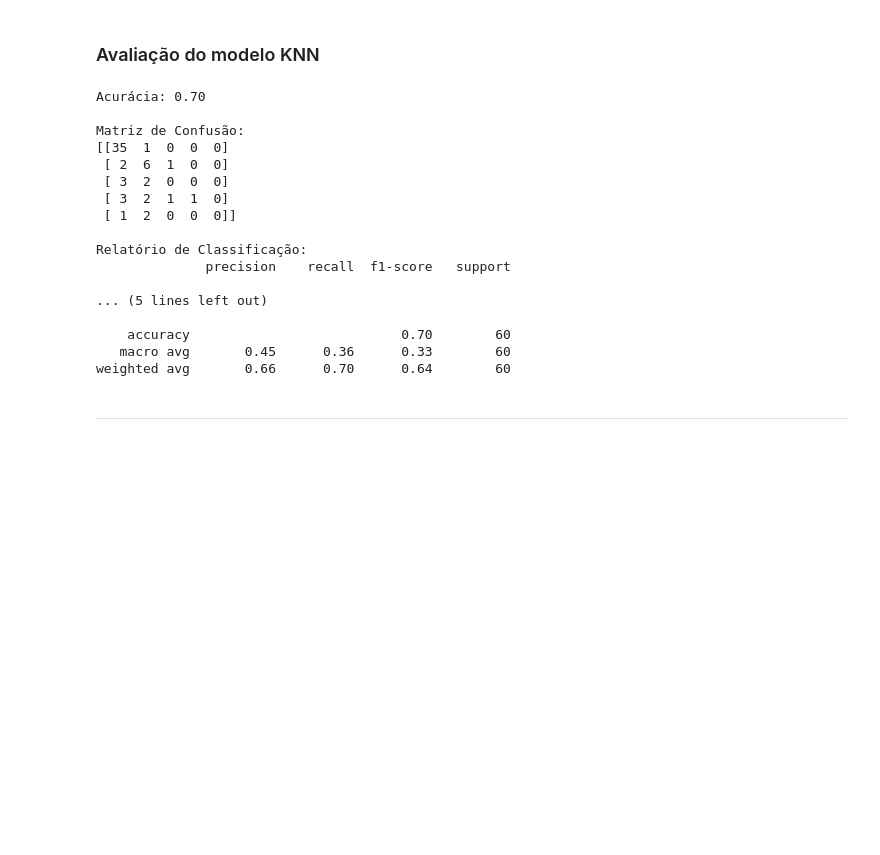
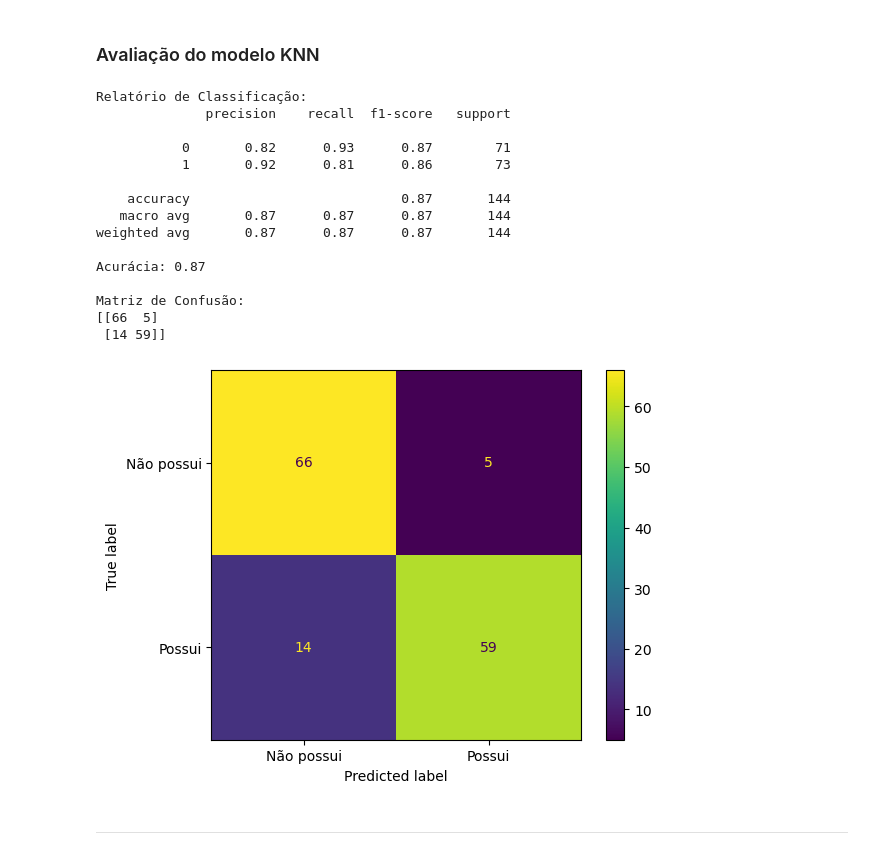
Before and after one commit to CarlosHenriquePinheiroCordeiro/machine-learning, a Jupyter notebook: trabalho-final-tecnicas-classificacao-doenca-cardiaca/trabalho-final.ipynb, the cells around one changed output. Saved outputs shown, nothing was run; the diff lists cells and outputs as text; code cells hidden in the pictures; blank space fills up the shorter version.

```diff
--- a/trabalho-final-tecnicas-classificacao-doenca-cardiaca/trabalho-final.ipynb
+++ b/trabalho-final-tecnicas-classificacao-doenca-cardiaca/trabalho-final.ipynb
@@ -75,34 +131,39 @@ O melhor K definido é: 0.7, tendo como K = 2
 # %% [markdown]
 ### Avaliação do modelo KNN
 # %%
+from sklearn.metrics import ConfusionMatrixDisplay
+
 yPrevistoKnn = oModeloKnn.predict(xTesteNormalizado)
 
-iAcuracia = accuracy_score(yTeste, yPrevistoKnn)
-print(f"Acurácia: {iAcuracia:.2f}")
+print("\nRelatório de Classificação:")
+print(classification_report(yTeste, yPrevistoKnn))
+
+iAcuraciaKnn = accuracy_score(yTeste, yPrevistoKnn)
+print(f"Acurácia: {iAcuraciaKnn:.2f}")
 
 print("\nMatriz de Confusão:")
 print(confusion_matrix(yTeste, yPrevistoKnn))
 
-print("\nRelatório de Classificação:")
-print(classification_report(yTeste, yPrevistoKnn))
+oMatrizPlot = ConfusionMatrixDisplay(confusion_matrix=confusion_matrix(yTeste, yPrevistoKnn),display_labels = ["Não possui","Possui"])
+oMatrizPlot.plot()
+plt.show()
 # %% [output]
-Acurácia: 0.70
-
-Matriz de Confusão:
-[[35  1  0  0  0]
- [ 2  6  1  0  0]
- [ 3  2  0  0  0]
- [ 3  2  1  1  0]
- [ 1  2  0  0  0]]
-
 Relatório de Classificação:
               precision    recall  f1-score   support
 
-... (5 lines left out)
+           0       0.82      0.93      0.87        71
+           1       0.92      0.81      0.86        73
 
-    accuracy                           0.70        60
-   macro avg       0.45      0.36      0.33        60
-weighted avg       0.66      0.70      0.64        60
+    accuracy                           0.87       144
+   macro avg       0.87      0.87      0.87       144
+weighted avg       0.87      0.87      0.87       144
+
+Acurácia: 0.87
+
+Matriz de Confusão:
+[[66  5]
+ [14 59]]
+[figure, added]
 # %% [markdown]
 -----
 # %% [markdown]
```
Also changed, not shown: parts of 24 cells of this notebook.
